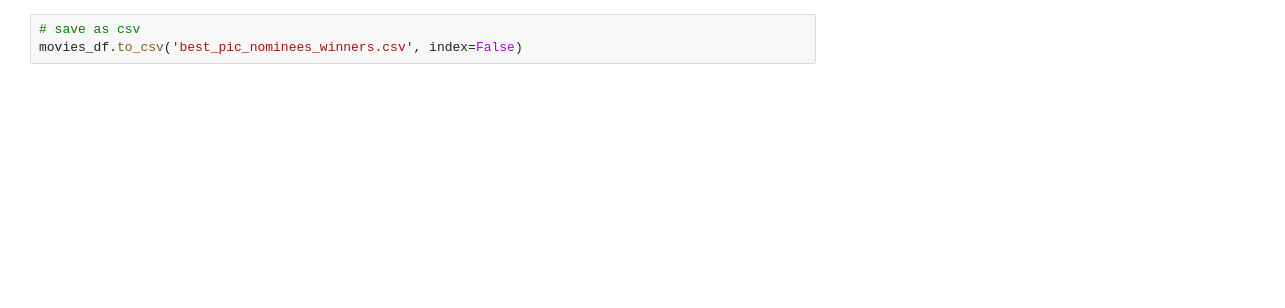
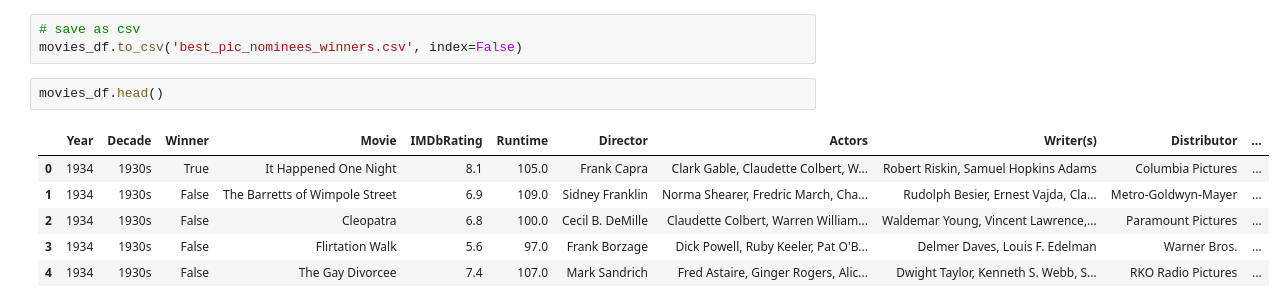
Before and after one commit to LiztheWz/filmcode, a Jupyter notebook: 386project.ipynb, the cells around one changed output. Drawn from its saved outputs; the diff is of its cells as text; blank space fills up the shorter version.

```diff
--- a/386project.ipynb
+++ b/386project.ipynb
@@ -394,3 +374,12 @@ movies_df
 # %%
 # save as csv
 movies_df.to_csv('best_pic_nominees_winners.csv', index=False)
+# %%
+movies_df.head()
+# %% [output]
+|  | Year | Decade | Winner | Movie | IMDbRating | Runtime | Director | Actors | Writer(s) | Distributor | ... |
+| 0 | 1934 | 1930s | True | It Happened One Night | 8.1 | 105.0 | Frank Capra | Clark Gable, Claudette Colbert, W... | Robert Riskin, Samuel Hopkins Adams | Columbia Pictures | ... |
+| 1 | 1934 | 1930s | False | The Barretts of Wimpole Street | 6.9 | 109.0 | Sidney Franklin | Norma Shearer, Fredric March, Cha... | Rudolph Besier, Ernest Vajda, Cla... | Metro-Goldwyn-Mayer | ... |
+| 2 | 1934 | 1930s | False | Cleopatra | 6.8 | 100.0 | Cecil B. DeMille | Claudette Colbert, Warren William... | Waldemar Young, Vincent Lawrence,... | Paramount Pictures | ... |
+| 3 | 1934 | 1930s | False | Flirtation Walk | 5.6 | 97.0 | Frank Borzage | Dick Powell, Ruby Keeler, Pat O'B... | Delmer Daves, Louis F. Edelman | Warner Bros. | ... |
+| 4 | 1934 | 1930s | False | The Gay Divorcee | 7.4 | 107.0 | Mark Sandrich | Fred Astaire, Ginger Rogers, Alic... | Dwight Taylor, Kenneth S. Webb, S... | RKO Radio Pictures | ... |
```
Also changed, not shown: parts of 8 cells of this notebook, 1 other file.
